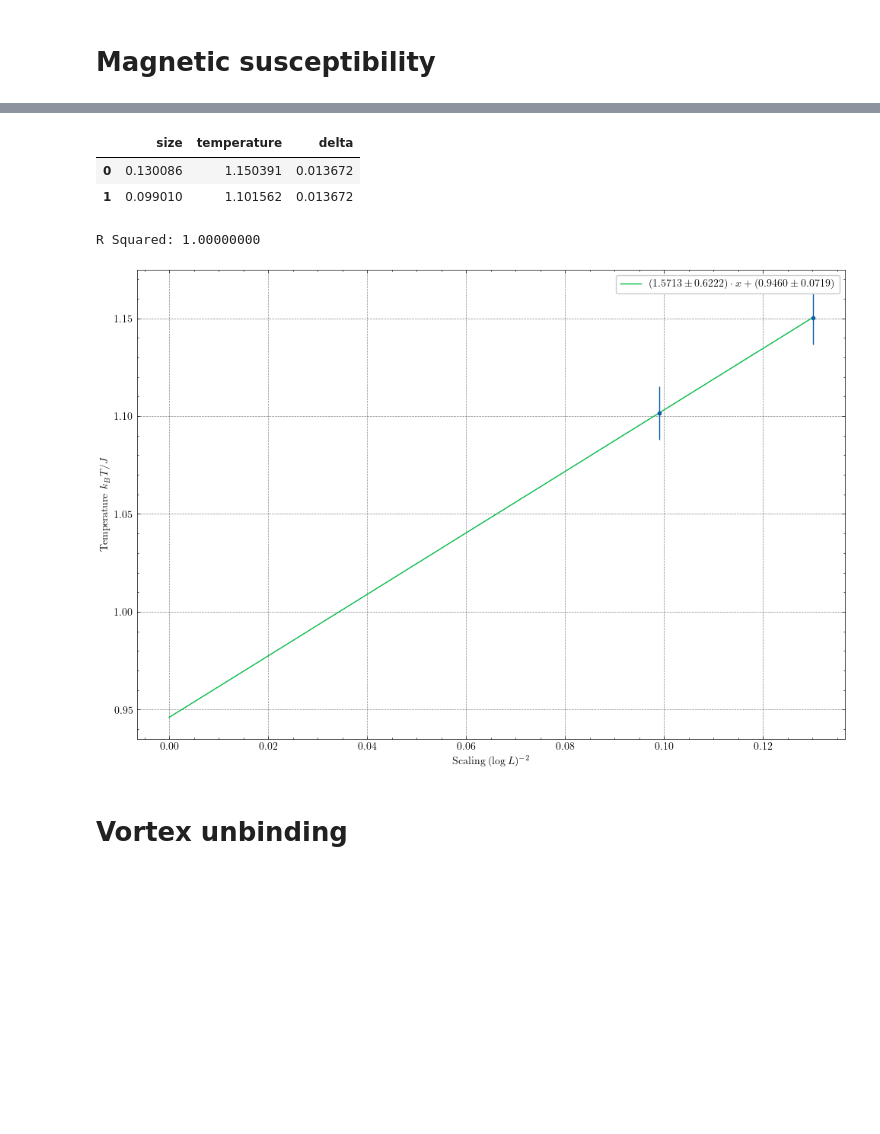
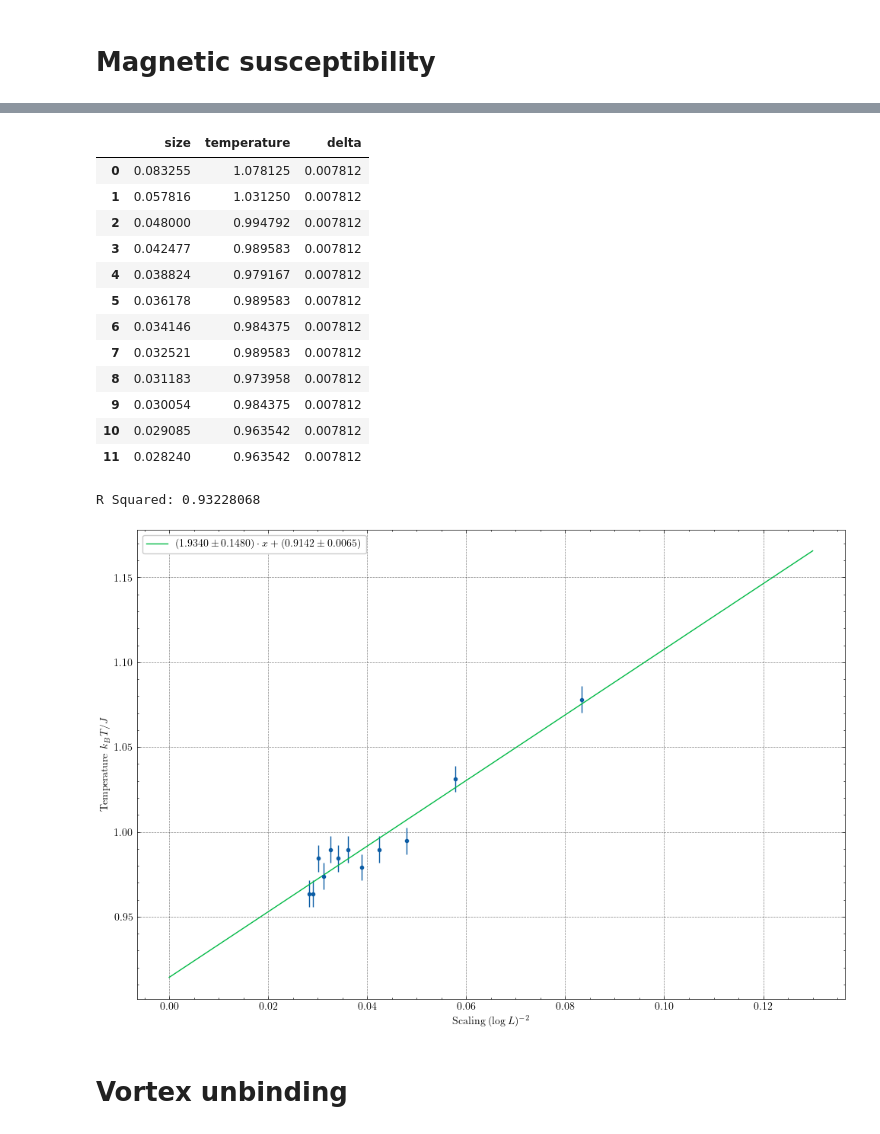
Before and after one commit to lennartvrg/XY-Model, a Jupyter notebook: Notebook.ipynb, the cells around one changed output, grey strips where cells are left out. Drawn from its saved outputs; the diff is of its cells as text; code cells hidden in the pictures; blank space fills up the shorter version.

```diff
--- a/Notebook.ipynb
+++ b/Notebook.ipynb
@@ -127,39 +127,49 @@ fig.savefig('figures/Magnetic_Susceptibility.pdf', bbox_inches='tight')
 # %%
 def linear_fn(x: float, slope: float, intercept: float) -> float:
     return slope * x + intercept
 
-data = pd.read_sql_query(f'''SELECT 1.0 / POWER(LN(r.size), 2) AS size, r.temperature, o.delta AS delta
-                             FROM (SELECT id, size, temperature, MAX(magnet_suscept) FROM results WHERE dimension = 2 AND run_id = \'{current_run}\' GROUP by size) AS r
-                                INNER JOIN (SELECT id, size, temperature, temperature - (LAG(temperature) OVER (PARTITION BY size ORDER BY temperature)) AS delta FROM results WHERE dimension = 2 AND run_id = \'{current_run}\') AS o ON o.id = r.id''', con)
+data = pd.read_sql_query(f'''SELECT 1.0 / POWER(LN(r.size), 2) AS size, r.temperature, max(o.delta, 0.007812) AS delta
+                             FROM (SELECT id, size, temperature, MAX(magnet_suscept) FROM results WHERE dimension = 2 AND run_id = 1 AND size >= 32 GROUP by size) AS r
+                             INNER JOIN (SELECT id, ABS(temperature - LAG(temperature) OVER (PARTITION BY run_id, dimension, size ORDER BY temperature)) AS delta FROM results) AS o ON r.id = o.id''', con)
 display(data)
 
 
 fig, ax = plt.subplots(figsize=(12, 8))
 ax.errorbar(data['size'], data['temperature'], yerr=data['delta'])
 
 popt, pcov = curve_fit(linear_fn, data['size'], data['temperature'], sigma=data['delta'], absolute_sigma=True)
 perr = np.sqrt(np.diag(pcov))
 
 residuals = data['temperature'] - linear_fn(data['size'], *popt)
 ss_res = np.sum(residuals**2)
 ss_tot = np.sum((data['temperature'] - np.mean(data['temperature']))**2)
 r_squared = 1 - (ss_res / ss_tot)
 print(f'R Squared: {r_squared:.8f}')
 
 sampling = np.linspace(0, 0.13, num=100)
 ax.plot(sampling, linear_fn(sampling, *popt), '-', label=f'$({popt[0]:.4f} \\pm {perr[0]:.4f}) \\cdot x + ({popt[1]:.4f} \\pm {perr[1]:.4f})$')
 
 ax.set_xlabel('Scaling $(\\log{L})^{-2}$')
 ax.set_ylabel('Temperature $k_B T / J$')
 
 ax.legend()
 fig.savefig('figures/Critical_Temperature.pdf', bbox_inches='tight')
 # %% [output]
 |  | size | temperature | delta |
-| 0 | 0.130086 | 1.150391 | 0.013672 |
-| 1 | 0.099010 | 1.101562 | 0.013672 |
+| 0 | 0.083255 | 1.078125 | 0.007812 |
+| 1 | 0.057816 | 1.031250 | 0.007812 |
+| 2 | 0.048000 | 0.994792 | 0.007812 |
+| 3 | 0.042477 | 0.989583 | 0.007812 |
+| 4 | 0.038824 | 0.979167 | 0.007812 |
+| 5 | 0.036178 | 0.989583 | 0.007812 |
+| 6 | 0.034146 | 0.984375 | 0.007812 |
+| 7 | 0.032521 | 0.989583 | 0.007812 |
+| 8 | 0.031183 | 0.973958 | 0.007812 |
+| 9 | 0.030054 | 0.984375 | 0.007812 |
+| 10 | 0.029085 | 0.963542 | 0.007812 |
+| 11 | 0.028240 | 0.963542 | 0.007812 |
-R Squared: 1.00000000
+R Squared: 0.93228068
-[figure, old version]
+[figure, new version]
 # %% [markdown]
 # Vortex unbinding
 # %%
```
Also changed, not shown: parts of 5 cells of this notebook, 7 other files.
